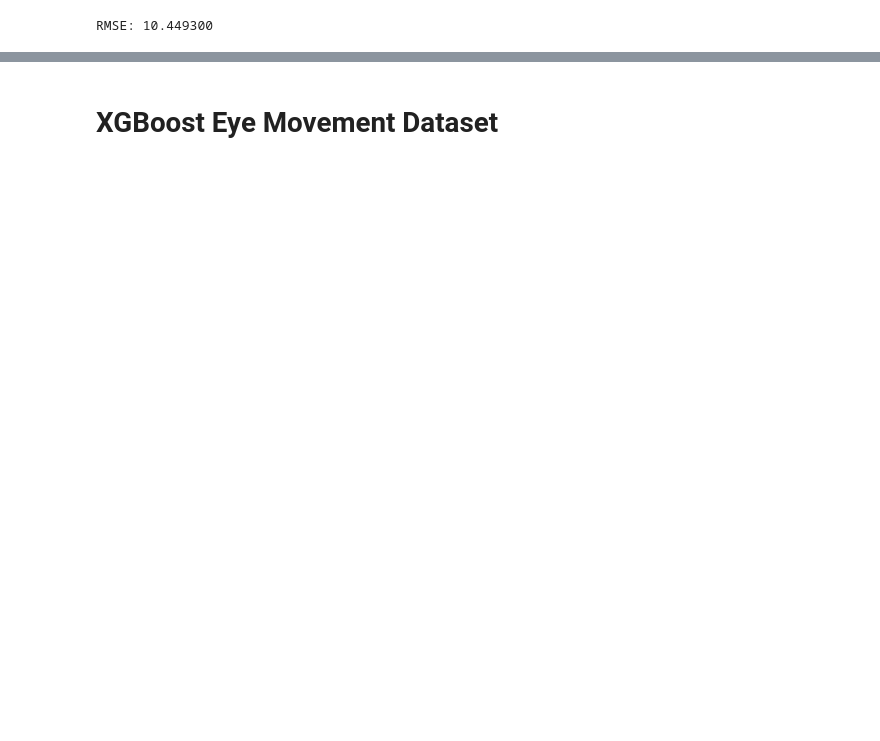
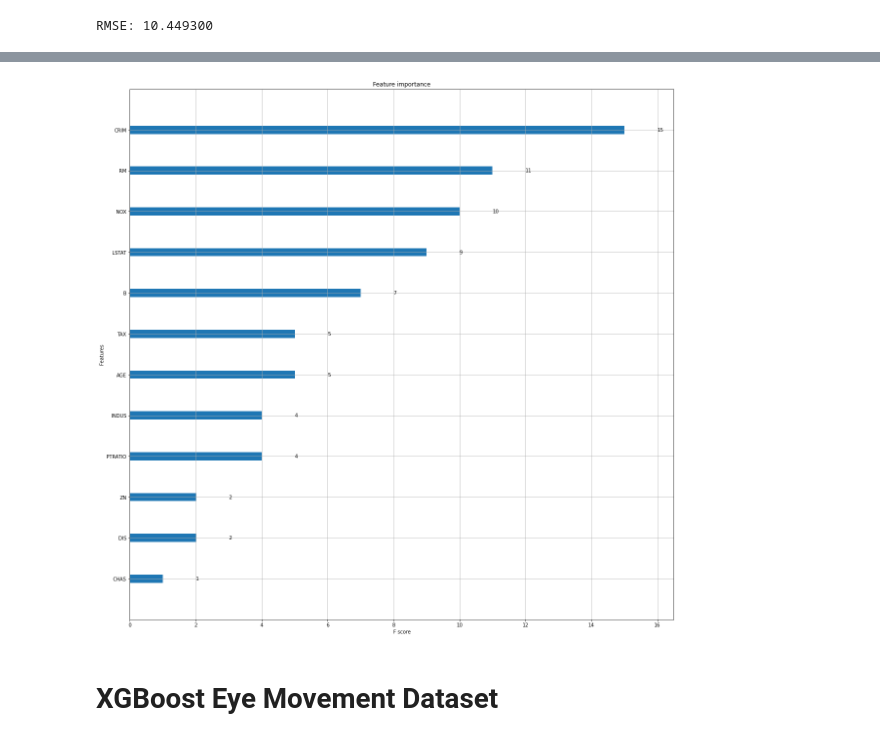
Before and after one commit to wileyw/DeepLearningDemos, a Jupyter notebook: TabularXGBoost/TabularDataXGBoostTutorial.ipynb, the cells around one changed output, grey strips where cells are left out. Drawn from its saved outputs; the diff is of its cells as text; code cells hidden in the pictures; blank space fills up the shorter version.

```diff
--- a/TabularXGBoost/TabularDataXGBoostTutorial.ipynb
+++ b/TabularXGBoost/TabularDataXGBoostTutorial.ipynb
@@ -110,3 +147,9 @@ RMSE: 10.449300
+# %%
+xgb.plot_importance(xg_reg)
+plt.rcParams['figure.figsize'] = [5, 5]
+plt.show()
+# %% [output]
+[figure, added]
 # %% [markdown]
 # XGBoost Eye Movement Dataset
 # %%
```
Also changed, not shown: parts of 7 cells of this notebook.
